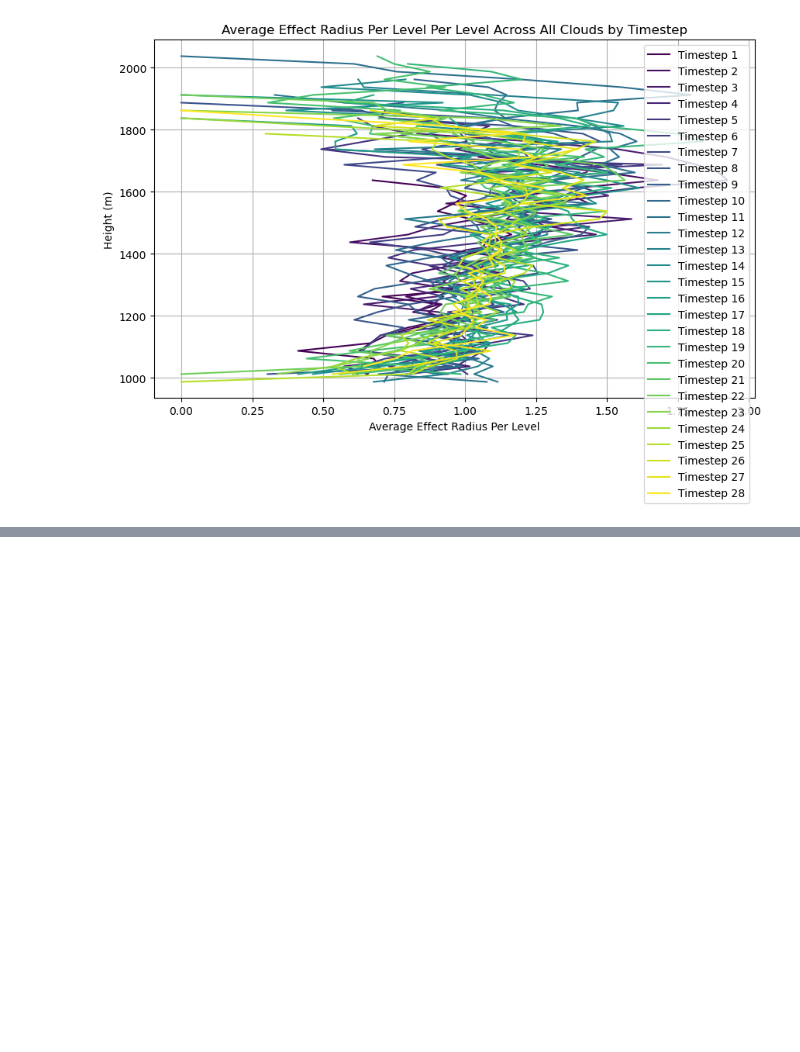
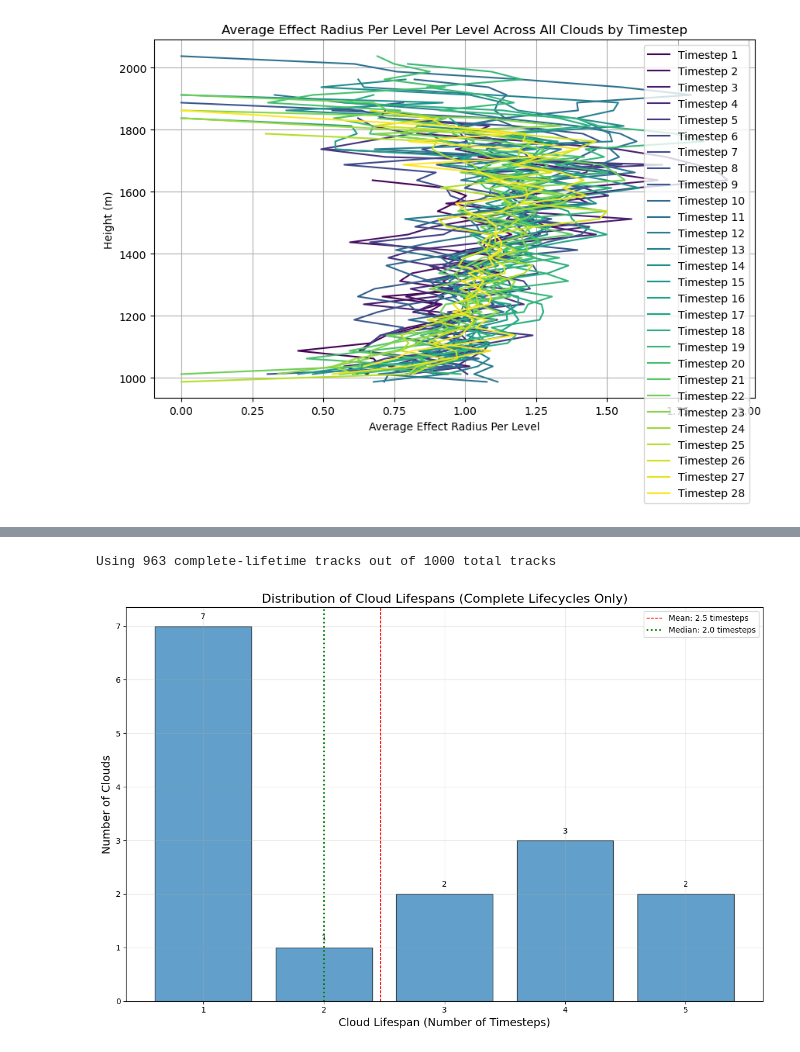
Before and after one commit to jurezgubic/CloudTracking, a Jupyter notebook: analysis/output_analysis_vertical_profiles.ipynb, the cells around one changed output, grey strips where cells are left out. Cells and saved outputs as stored; diff of their text form; code cells hidden in the pictures; blank space fills up the shorter version.

```diff
--- a/analysis/output_analysis_vertical_profiles.ipynb
+++ b/analysis/output_analysis_vertical_profiles.ipynb
@@ -363,0 +551,73 @@ dataset.close()
+# %%
+import numpy as np
+import matplotlib.pyplot as plt
+from netCDF4 import Dataset
+
+nc_file = '../cloud_results.nc'  # Replace with the actual path to your NetCDF file
+
+with Dataset(nc_file, 'r') as dataset:
+    # Get valid tracks (complete lifetimes only)
+    valid_tracks = dataset.variables['valid_track'][:] == 1
+    print(f"Using {np.sum(valid_tracks)} complete-lifetime tracks out of {len(valid_tracks)} total tracks")
+
+    # Read cloud ages for valid tracks
+    age_data = dataset.variables['age'][:][valid_tracks, :]
+
+    # Calculate cloud lifespans (how many timesteps each cloud lives)
+    cloud_lifespans = []
+
+    for track_idx in range(age_data.shape[0]):
+        # Get ages for this track, ignoring missing values (-1)
+        track_ages = age_data[track_idx, :]
+        valid_ages = track_ages[track_ages >= 0]
+
+        if len(valid_ages) > 0:
+            # Maximum age + 1 = number of timesteps the cloud lived
+            # (+1 because age starts at 0)
+            lifespan = np.max(valid_ages) + 1
+            cloud_lifespans.append(lifespan)
+
+    cloud_lifespans = np.array(cloud_lifespans)
+
+# Create the histogram
+plt.figure(figsize=(12, 8))
+max_lifespan = int(np.max(cloud_lifespans)) if len(cloud_lifespans) > 0 else 0
+bins = range(1, max_lifespan + 2)  # +2 because range is exclusive and we want to include the max value
+
+# Plot the histogram
+if len(cloud_lifespans) > 0:
+    counts, edges, _ = plt.hist(cloud_lifespans, bins=bins, align='left', alpha=0.7,
+                               edgecolor='black', rwidth=0.8)
+
+    # Add count labels above each bar
+    for i, count in enumerate(counts):
+        if count > 0:  # Only add label if there are clouds with this lifespan
+            plt.text(i + 1, count + 0.1, str(int(count)),
+                     horizontalalignment='center', verticalalignment='bottom')
+
+    # Calculate statistics
+    mean_lifespan = np.mean(cloud_lifespans)
+    median_lifespan = np.median(cloud_lifespans)
+
+    # Add statistics to the plot
+    plt.axvline(mean_lifespan, color='red', linestyle='dashed', linewidth=1,
+               label=f'Mean: {mean_lifespan:.1f} timesteps')
+    plt.axvline(median_lifespan, color='green', linestyle='dotted', linewidth=2,
+               label=f'Median: {median_lifespan:.1f} timesteps')
+
+    plt.xlabel('Cloud Lifespan (Number of Timesteps)', fontsize=14)
+    plt.ylabel('Number of Clouds', fontsize=14)
+    plt.title('Distribution of Cloud Lifespans (Complete Lifecycles Only)', fontsize=16)
+    plt.grid(True, alpha=0.3)
+    plt.xticks(range(1, max_lifespan + 1))
+    plt.legend()
+else:
+    plt.text(0.5, 0.5, "No valid cloud data available",
+             horizontalalignment='center', verticalalignment='center',
+             transform=plt.gca().transAxes, fontsize=14)
+
+plt.tight_layout()
+plt.show()
+# %% [output]
+Using 963 complete-lifetime tracks out of 1000 total tracks
+[figure, added]
```
Also changed, not shown: parts of 8 cells of this notebook, 3 other files.
